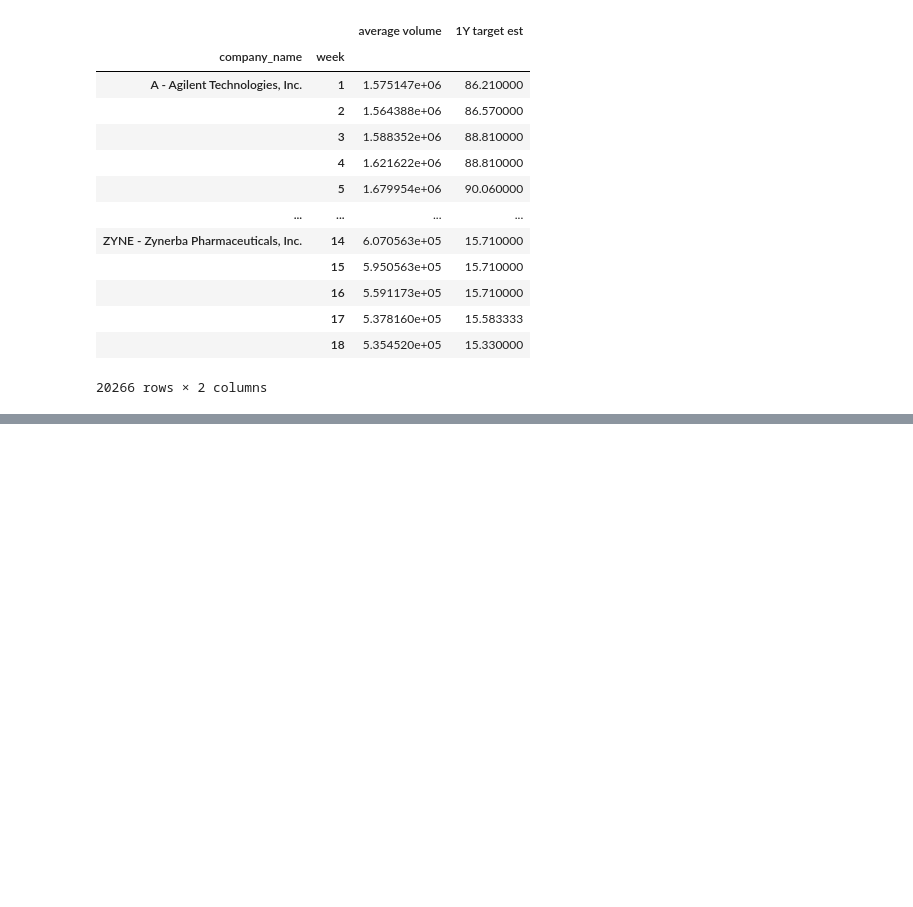
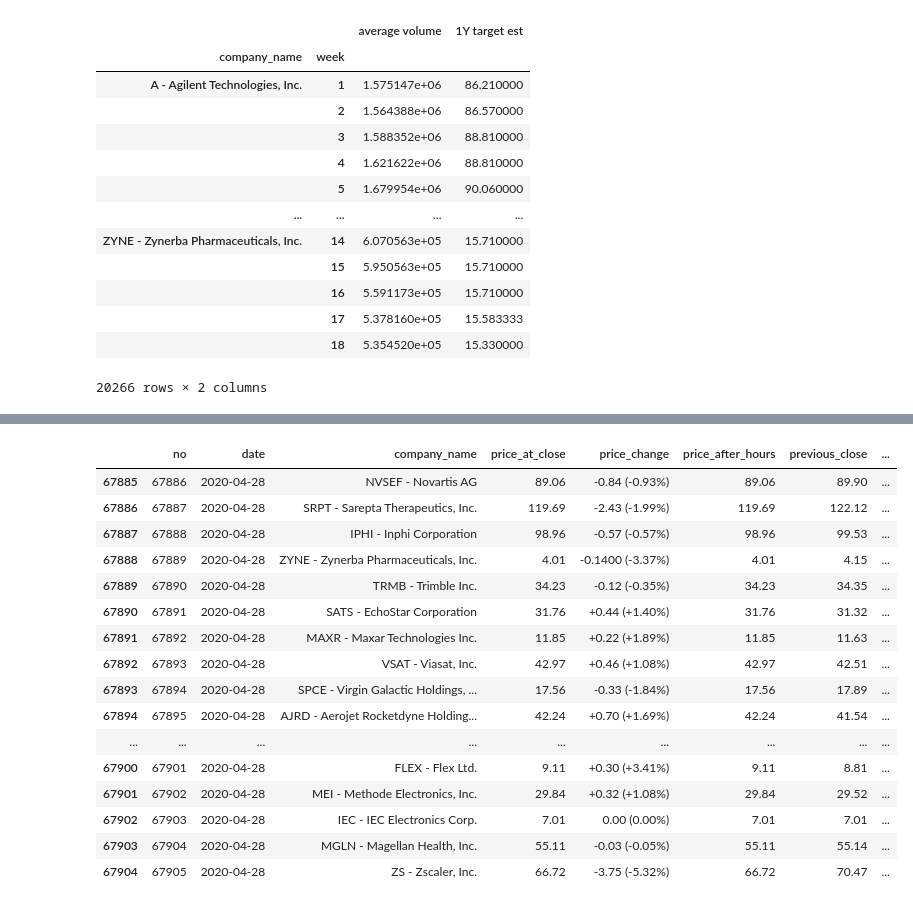
Before and after one commit to jordanjenkins/DATA612, a Jupyter notebook: assignment_one/JordanJenkins_AssignmentOne.ipynb, the cells around one changed output, grey strips where cells are left out. Saved outputs shown, nothing was run; the diff lists cells and outputs as text; code cells hidden in the pictures; blank space fills up the shorter version.

Commit message:
finish part two, get date diff from max date

```diff
--- a/assignment_one/JordanJenkins_AssignmentOne.ipynb
+++ b/assignment_one/JordanJenkins_AssignmentOne.ipynb
@@ -154,3 +131,0 @@ Maximum date: 2020-04-28 00:00:00
-# %%
-# Subtract all dates from max date column
-df["days_from_max_date"] =
@@ -156,0 +153,21 @@ df["days_from_max_date"] =
+# %%
+# Subtract all dates from max date column
+df["days_from_max_date"] = max_date - df.date
+# %% [output]
+|  | no | date | company_name | price_at_close | price_change | price_after_hours | previous_close | ... |
+| 67885 | 67886 | 2020-04-28 | NVSEF - Novartis AG | 89.06 | -0.84 (-0.93%) | 89.06 | 89.90 | ... |
+| 67886 | 67887 | 2020-04-28 | SRPT - Sarepta Therapeutics, Inc. | 119.69 | -2.43 (-1.99%) | 119.69 | 122.12 | ... |
+| 67887 | 67888 | 2020-04-28 | IPHI - Inphi Corporation | 98.96 | -0.57 (-0.57%) | 98.96 | 99.53 | ... |
+| 67888 | 67889 | 2020-04-28 | ZYNE - Zynerba Pharmaceuticals, Inc. | 4.01 | -0.1400 (-3.37%) | 4.01 | 4.15 | ... |
+| 67889 | 67890 | 2020-04-28 | TRMB - Trimble Inc. | 34.23 | -0.12 (-0.35%) | 34.23 | 34.35 | ... |
+| 67890 | 67891 | 2020-04-28 | SATS - EchoStar Corporation | 31.76 | +0.44 (+1.40%) | 31.76 | 31.32 | ... |
+| 67891 | 67892 | 2020-04-28 | MAXR - Maxar Technologies Inc. | 11.85 | +0.22 (+1.89%) | 11.85 | 11.63 | ... |
+| 67892 | 67893 | 2020-04-28 | VSAT - Viasat, Inc. | 42.97 | +0.46 (+1.08%) | 42.97 | 42.51 | ... |
+| 67893 | 67894 | 2020-04-28 | SPCE - Virgin Galactic Holdings, ... | 17.56 | -0.33 (-1.84%) | 17.56 | 17.89 | ... |
+| 67894 | 67895 | 2020-04-28 | AJRD - Aerojet Rocketdyne Holding... | 42.24 | +0.70 (+1.69%) | 42.24 | 41.54 | ... |
+| ... | ... | ... | ... | ... | ... | ... | ... | ... |
+| 67900 | 67901 | 2020-04-28 | FLEX - Flex Ltd. | 9.11 | +0.30 (+3.41%) | 9.11 | 8.81 | ... |
+| 67901 | 67902 | 2020-04-28 | MEI - Methode Electronics, Inc. | 29.84 | +0.32 (+1.08%) | 29.84 | 29.52 | ... |
+| 67902 | 67903 | 2020-04-28 | IEC - IEC Electronics Corp. | 7.01 | 0.00 (0.00%) | 7.01 | 7.01 | ... |
+| 67903 | 67904 | 2020-04-28 | MGLN - Magellan Health, Inc. | 55.11 | -0.03 (-0.05%) | 55.11 | 55.14 | ... |
+| 67904 | 67905 | 2020-04-28 | ZS - Zscaler, Inc. | 66.72 | -3.75 (-5.32%) | 66.72 | 70.47 | ... |
```
Also changed, not shown: parts of 8 cells of this notebook.
